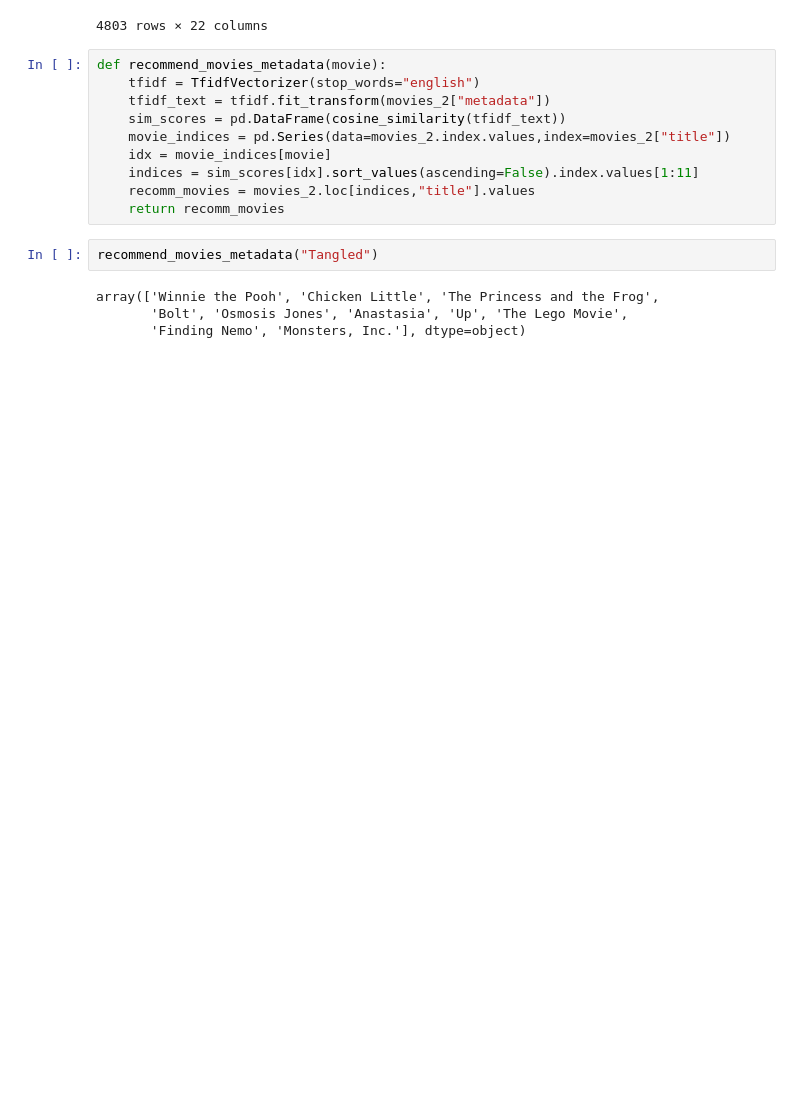
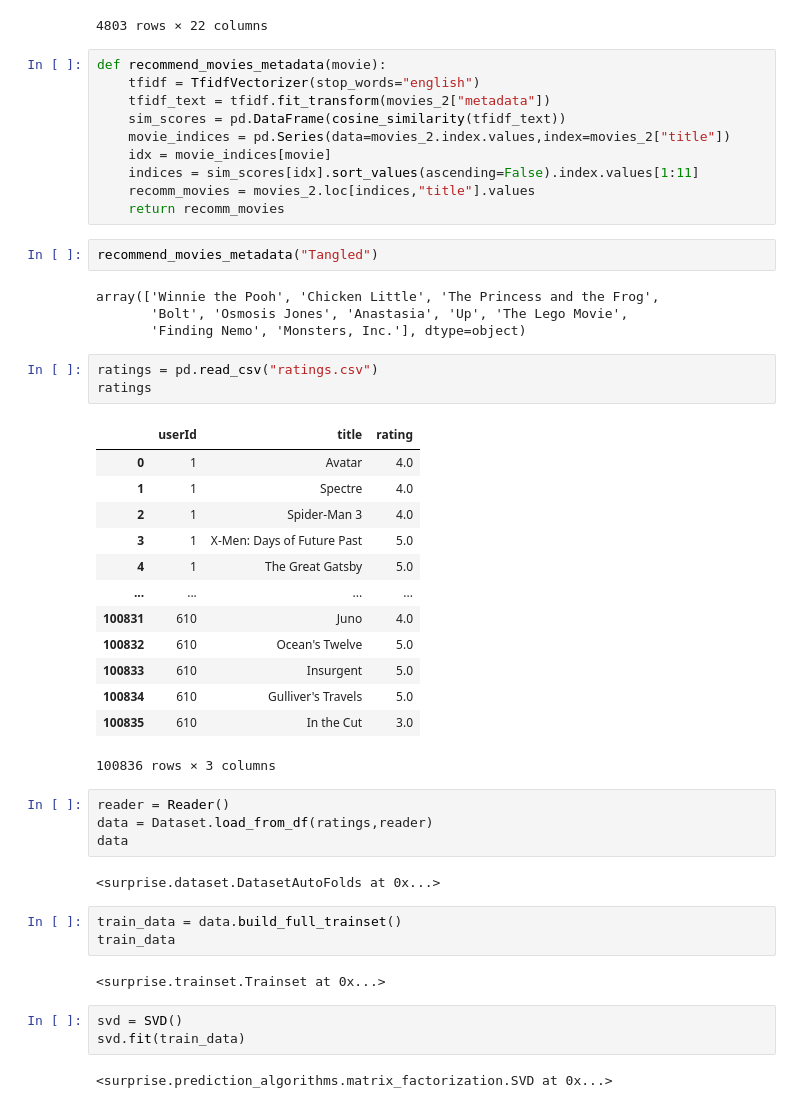
Before and after one commit to amithvardhan99/drivendata, a Jupyter notebook: Movie Recommendation System Based On Content & Popularity/notebook_new.ipynb, the cells around one changed output. Cells and saved outputs as stored; diff of their text form; blank space fills up the shorter version.

```diff
--- a/Movie Recommendation System Based On Content & Popularity/notebook_new.ipynb
+++ b/Movie Recommendation System Based On Content & Popularity/notebook_new.ipynb
@@ -572,3 +579,36 @@ recommend_movies_metadata("Tangled")
 array(['Winnie the Pooh', 'Chicken Little', 'The Princess and the Frog',
        'Bolt', 'Osmosis Jones', 'Anastasia', 'Up', 'The Lego Movie',
        'Finding Nemo', 'Monsters, Inc.'], dtype=object)
+# %%
+ratings = pd.read_csv("ratings.csv")
+ratings
+# %% [output]
+|  | userId | title | rating |
+| 0 | 1 | Avatar | 4.0 |
+| 1 | 1 | Spectre | 4.0 |
+| 2 | 1 | Spider-Man 3 | 4.0 |
+| 3 | 1 | X-Men: Days of Future Past | 5.0 |
+| 4 | 1 | The Great Gatsby | 5.0 |
+| ... | ... | ... | ... |
+| 100831 | 610 | Juno | 4.0 |
+| 100832 | 610 | Ocean's Twelve | 5.0 |
+| 100833 | 610 | Insurgent | 5.0 |
+| 100834 | 610 | Gulliver's Travels | 5.0 |
+| 100835 | 610 | In the Cut | 3.0 |
+100836 rows × 3 columns
+# %%
+reader = Reader()
+data = Dataset.load_from_df(ratings,reader)
+data
+# %% [output]
+<surprise.dataset.DatasetAutoFolds at 0x...>
+# %%
+train_data = data.build_full_trainset()
+train_data
+# %% [output]
+<surprise.trainset.Trainset at 0x...>
+# %%
+svd = SVD()
+svd.fit(train_data)
+# %% [output]
+<surprise.prediction_algorithms.matrix_factorization.SVD at 0x...>
```
Also changed, not shown: parts of 3 cells of this notebook.
